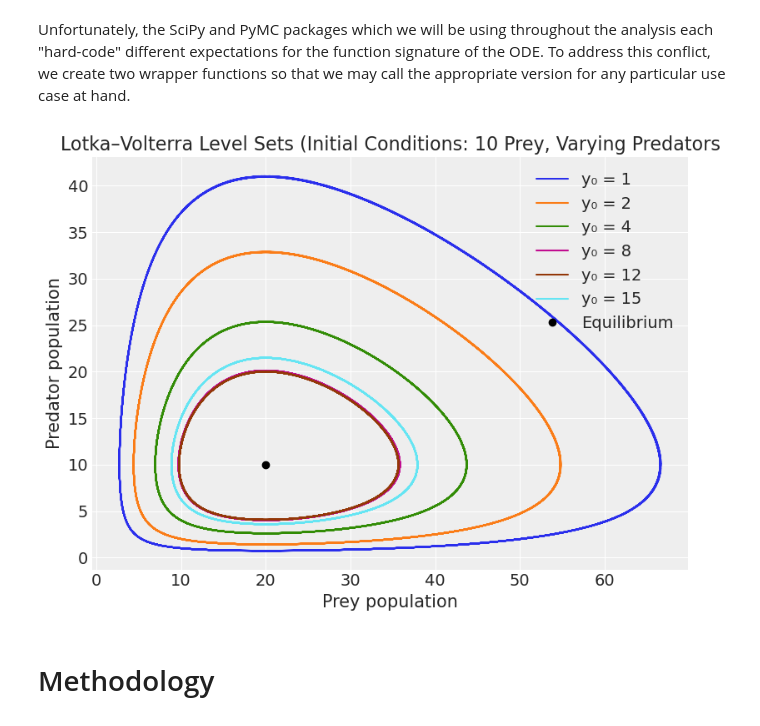
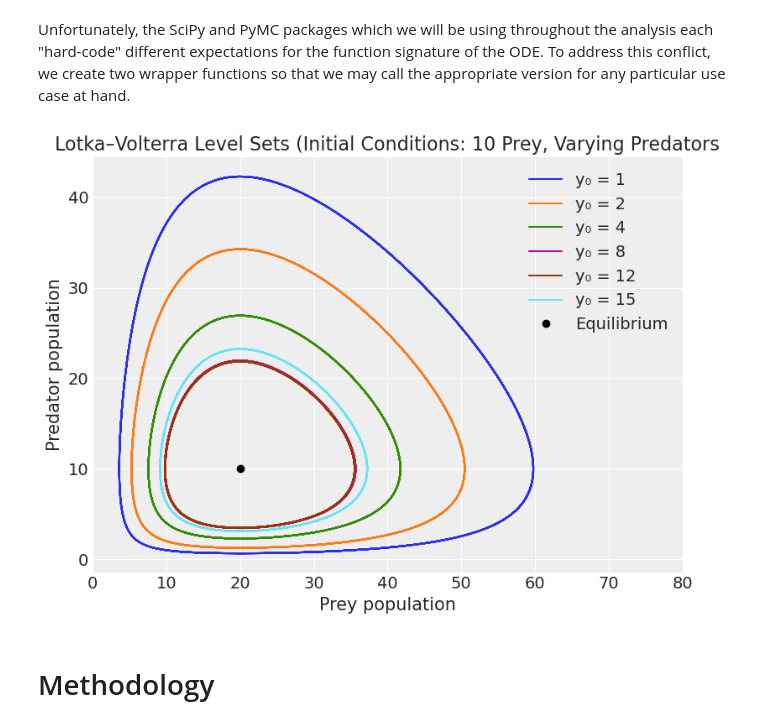
Before and after one commit to nicklauskim/bayesian-ode-model-misspecification, a Jupyter notebook: bayes-ode-model-misspec.ipynb, the cells around one changed output. Cells and saved outputs as stored; diff of their text form; code cells hidden in the pictures.

```diff
--- a/bayes-ode-model-misspec.ipynb
+++ b/bayes-ode-model-misspec.ipynb
@@ -91,10 +91,10 @@ def lotka_volterra_pymc(y, t, p):    # Important: PyMC—specifically the Differ
 # Plot level sets of Lotka–Volterra model
 
 # Parameters
-alpha = 1.0
-beta  = 0.1
-gamma = 1.5
-delta = 0.075
+alpha = 0.5
+beta  = 0.05
+gamma = 1
+delta = 0.05
 theta = np.array([alpha, beta, gamma, delta])
 
 t_span = (0, 60)
@@ -105,35 +105,36 @@ x0 = 10.0
 predator_initials = [1, 2, 4, 8, 12, 15]
 
 plt.figure(figsize=(8, 6))
 
 for y0 in predator_initials:
     sol = solve_ivp(
         lotka_volterra_scipy,    # Use the SciPy version of the ODE model implementation for plotting
         t_span,
         [x0, y0],
         args=(theta,),
         t_eval=t_eval,
         rtol=1e-9,
         atol=1e-12
     )
     # Add level set
     plt.plot(sol.y[0], sol.y[1], label=f"y₀ = {y0}")
 
 # Plot equilibrium point
 plt.plot(gamma / delta, alpha / beta, 'ko', label="Equilibrium")
 
 plt.xlabel("Prey population")
 plt.ylabel("Predator population")
+plt.xlim([0, 80])
 plt.title("Lotka–Volterra Level Sets (Initial Conditions: 10 Prey, Varying Predators")
 plt.legend()
 plt.grid(True)
 plt.tight_layout()
 
 # Save for download
-plt.savefig("lotka_volterra_level_sets.png", dpi=300)
+plt.savefig("../figures/lotka_volterra_level_sets.png", dpi=300)
 plt.show()
 # %% [output]
-[figure, old version]
+[figure, new version]
 # %% [markdown]
 # Methodology
 # %% [markdown]
```
Also changed, not shown: parts of 13 cells of this notebook, 1 other file.
